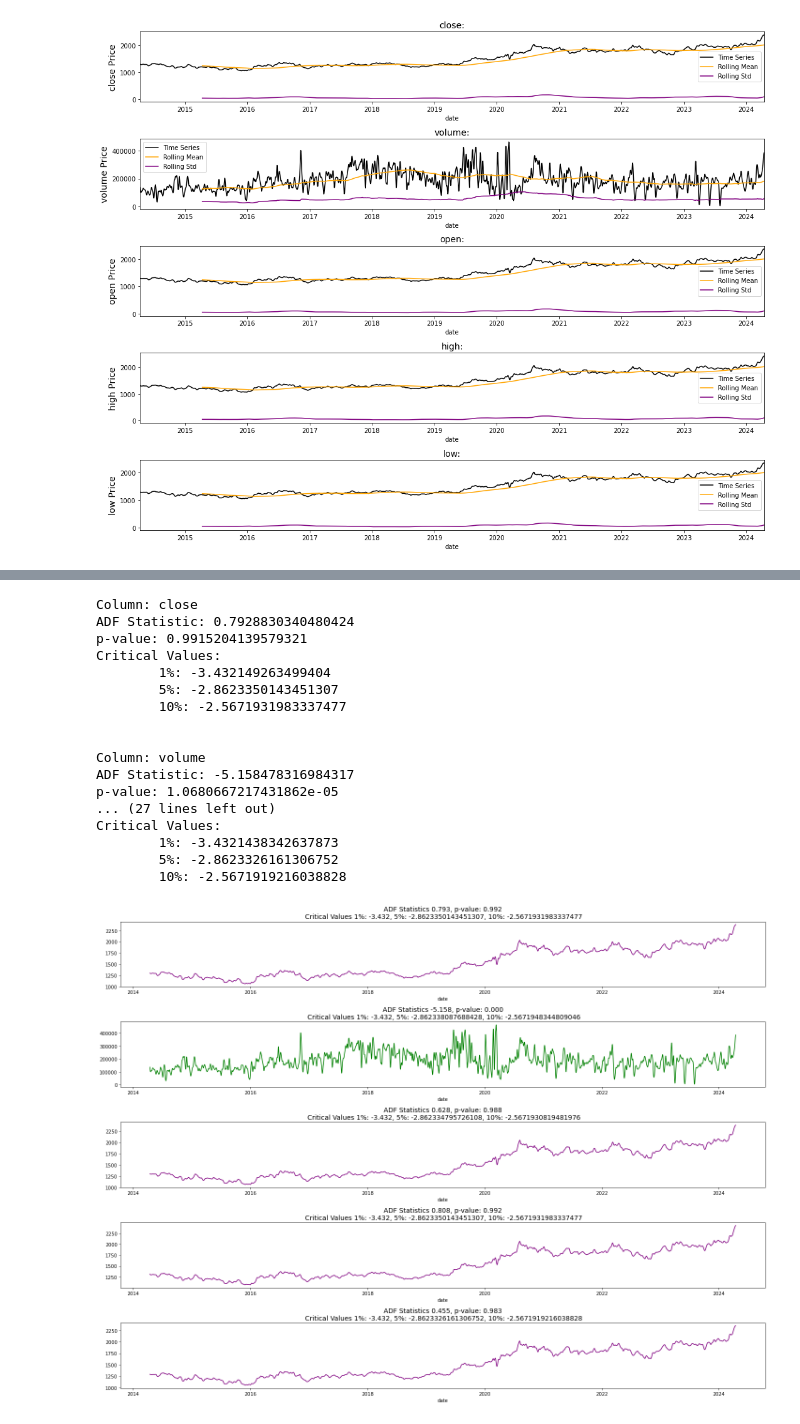
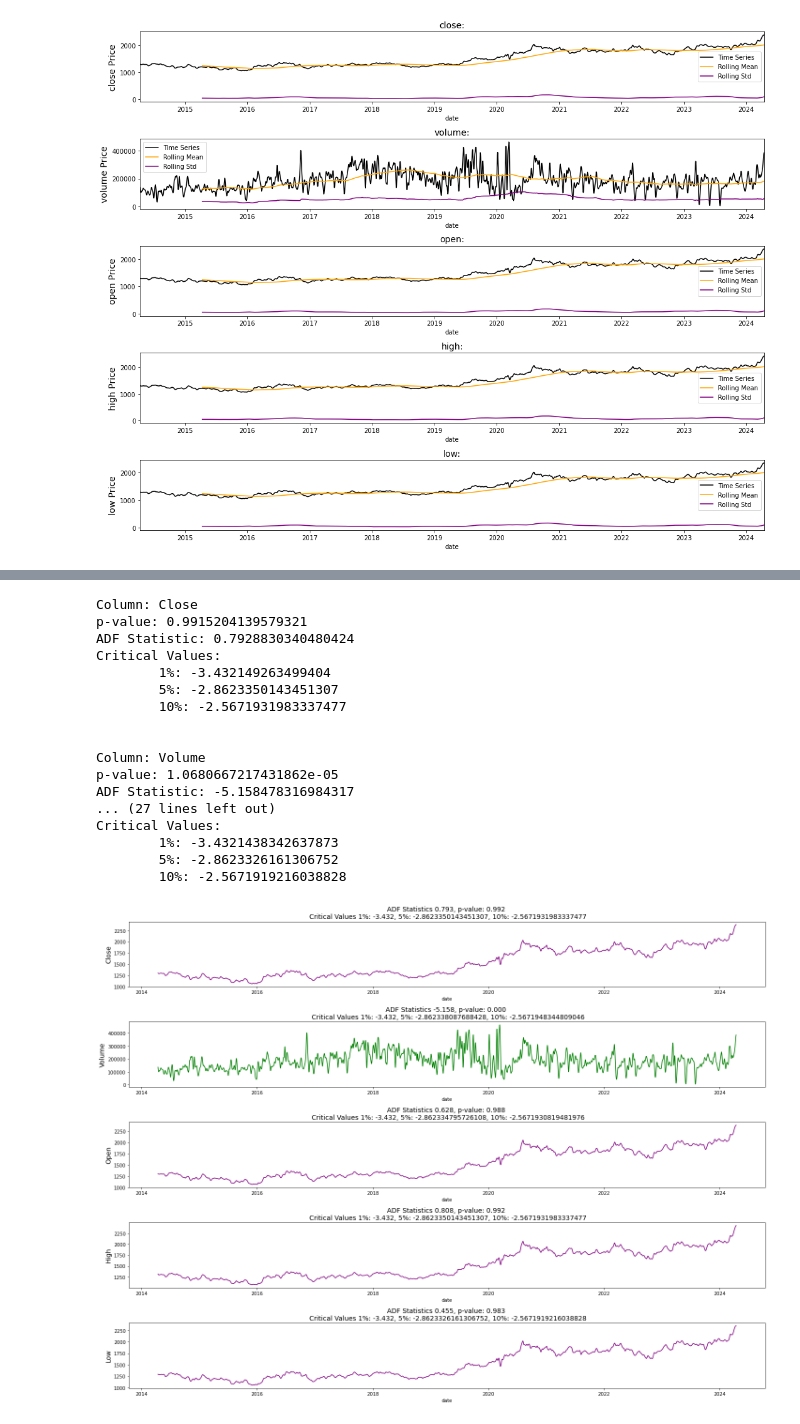
Before and after one commit to gleidyalonzo/Gold-Stock-Prices-Time-Series-Analysis, a Jupyter notebook: code.ipynb, the cells around one changed output, grey strips where cells are left out. Saved outputs shown, nothing was run; the diff lists cells and outputs as text; code cells hidden in the pictures.

```diff
--- a/code.ipynb
+++ b/code.ipynb
@@ -518,26 +537,26 @@ for i, column in enumerate(smoothed_data.columns):
 
 # Display the ADF test results for each column
 for column, result in adf_results.items():
-    print(f"Column: {column}")
+    print(f"Column: {column.capitalize()}")
+    print(f"p-value: {result[1]}")
     print(f"ADF Statistic: {result[0]}")
-    print(f"p-value: {result[1]}")
     print(f"Critical Values:")
     for key, value in result[4].items():
         print(f"\t{key}: {value}")
     print("\n")
 # %% [output]
-Column: close
+Column: Close
+p-value: 0.9915204139579321
 ADF Statistic: 0.7928830340480424
-p-value: 0.9915204139579321
 Critical Values:
         1%: -3.432149263499404
         5%: -2.8623350143451307
         10%: -2.5671931983337477
 
 
-Column: volume
+Column: Volume
+p-value: 1.0680667217431862e-05
 ADF Statistic: -5.158478316984317
-p-value: 1.0680667217431862e-05
 ... (27 lines left out)
 Critical Values:
         1%: -3.4321438342637873
@@ -546,33 +565,33 @@ Critical Values:
 # %%
 f, ax = plt.subplots(nrows = 5, ncols = 1, figsize = (20,15))
 
 def plot_adf_results(series, title, ax):
     result = adfuller(series)
     significance_level = 0.05
     adf_stat = result[0]
     p_value = result[1]
     critical_val1 = result[4]['1%']
     critical_val5 = result[4]['5%']
     critical_val10 = result[4]['10%']
 
     if (p_value < significance_level) & ((adf_stat < critical_val1)):
         linecolor = 'green'
     elif (p_value < significance_level) & (adf_stat < critical_val5):
         linecolor = 'orange'
     elif (p_value < significance_level) & (adf_stat < critical_val10):
         linecolor = 'red'
     else:
         linecolor = 'purple'
     sns.lineplot(x = smoothed_data.index, y= series, ax = ax, color = linecolor)
-    ax.set_title (f'ADF Statistics {adf_stat :0.3f}, p-value: {p_value:0.3f}\n Critical Values 1%: {critical_val1:0.3f}, 5%: {critical_val5}, 10%: {critical_val10}', fontsize = 14)
-
+    ax.set_title (f'ADF Statistics {adf_stat :0.3f}, p-value: {p_value:0.3f} \n Critical Values 1%: {critical_val1:0.3f}, 5%: {critical_val5}, 10%: {critical_val10}', fontsize = 14)
+    ax.set_ylabel(ylabel=title, fontsize=14)
 
 for i, column in enumerate(smoothed_data.columns):
-    plot_adf_results(smoothed_data[column].values,column,ax[i])
+    plot_adf_results(smoothed_data[column].values,column.capitalize(),ax[i])
 
 
 plt.tight_layout()
 plt.show()
 # %% [output]
-[figure, old version]
+[figure, new version]
 # %% [markdown]
```
Also changed, not shown: parts of 9 cells of this notebook.
